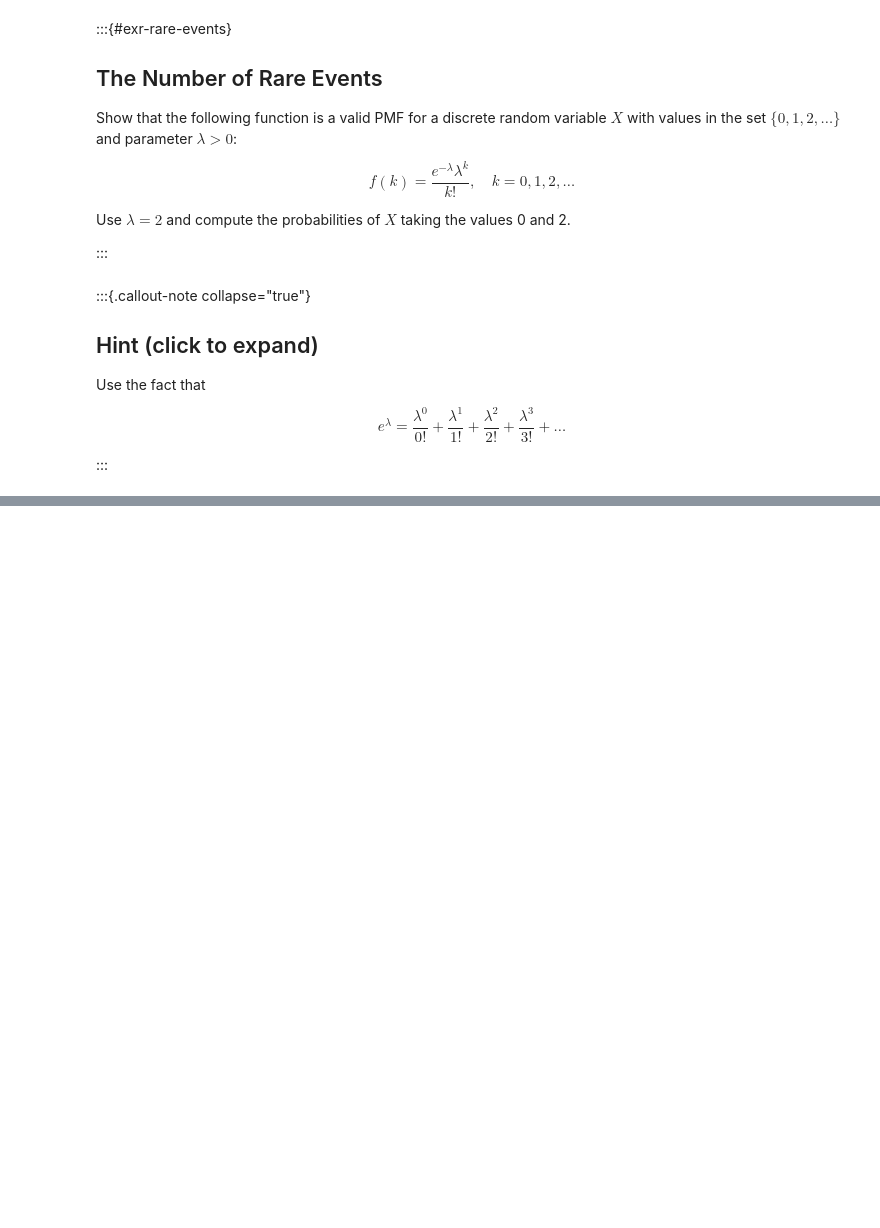
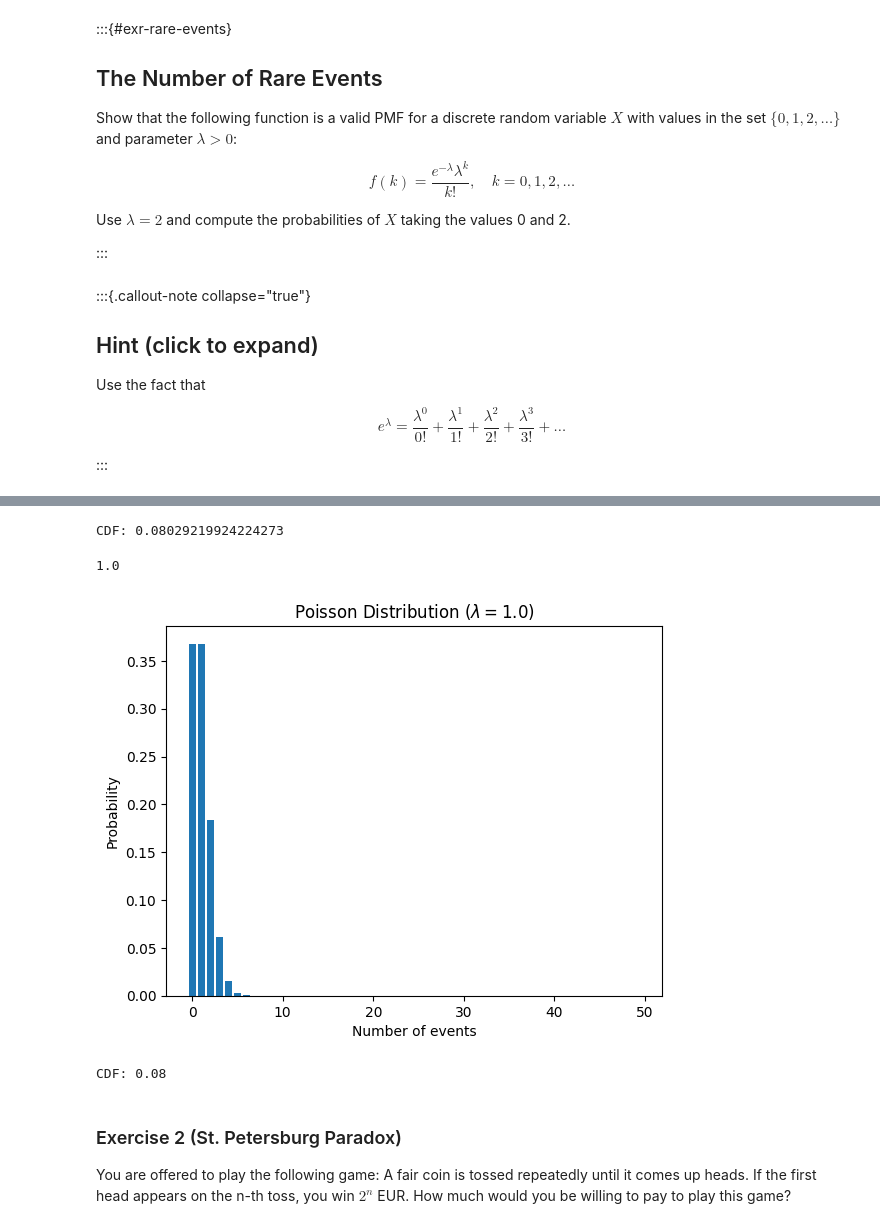
Before and after one commit to febse/stat2025, a Jupyter notebook: 06-Discrete-Random-Variables.ipynb, the cells around one changed output, grey strips where cells are left out. Drawn from its saved outputs; the diff is of its cells as text; code cells hidden in the pictures; blank space fills up the shorter version.

```diff
--- a/06-Discrete-Random-Variables.ipynb
+++ b/06-Discrete-Random-Variables.ipynb
@@ -841,0 +669,43 @@ $$
+# %%
+# Compute the PMF and the CDF of a binomial distribution
+from scipy.stats import binom
+
+prob_all_employed = 1 - binom.cdf(2, n, p)
+
+print("CDF:", prob_all_employed)
+# %% [output]
+CDF: 0.08029219924224273
+# %%
+# Plot the Poisson distribution with lambda=n * p
+
+from scipy.stats import poisson
+
+lambda_ = n * p
+print(lambda_)
+
+x = np.arange(0, 50)
+pmf = poisson.pmf(x, lambda_)
+plt.bar(x, pmf)
+plt.xlabel('Number of events')
+plt.ylabel('Probability')
+plt.title(rf'Poisson Distribution $(\lambda={n*p})$')
+plt.show()
+# %% [output]
+1.0
+[figure, added]
+# %%
+# Compute the poisson PMF and CDF
+
+from scipy.stats import poisson
+
+cdf_poisson = 1 - poisson.cdf(2, lambda_)
+
+print("CDF:", cdf_poisson.round(2))
+# %% [output]
+CDF: 0.08
+# %% [markdown]
+
+
+### Exercise 2 (St. Petersburg Paradox)
+
+You are offered to play the following game: A fair coin is tossed repeatedly until it comes up heads. If the first head appears on the n-th toss, you win $2^n$ EUR. How much would you be willing to pay to play this game?
```
Also changed, not shown: parts of 31 cells of this notebook, 3 other files.
